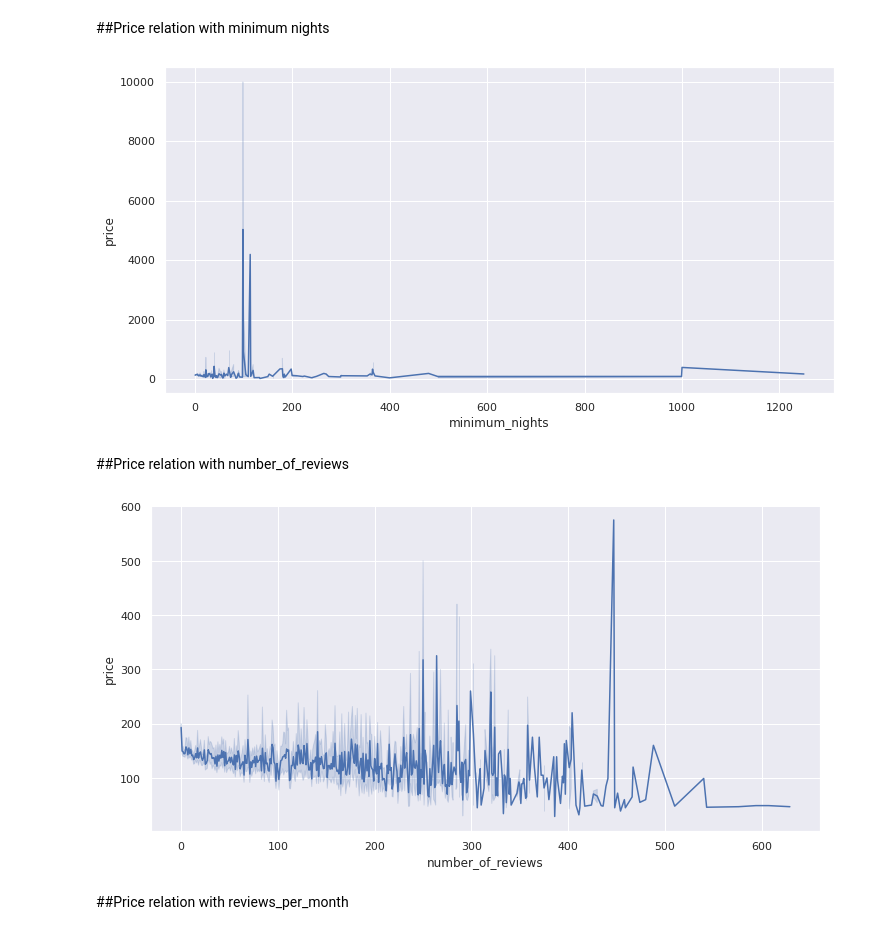
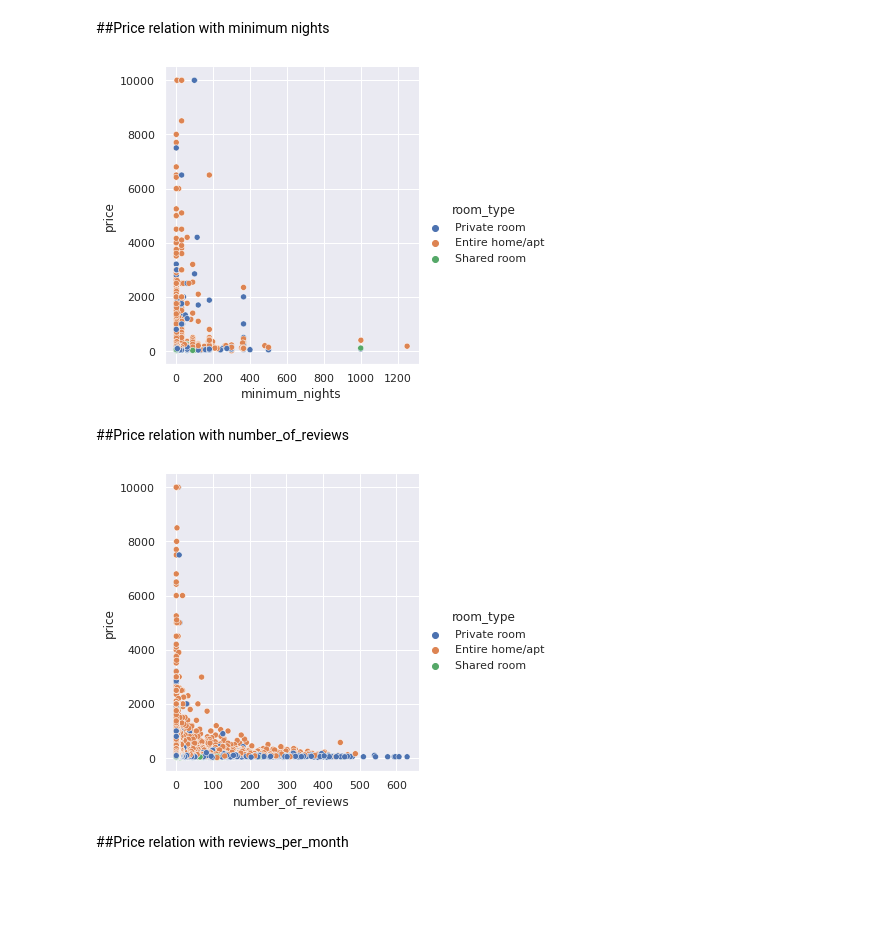
Before and after one commit to Rahul2661998/EDA-Capstone-project-AirBNB_Booking_Analysis-, a Jupyter notebook: Copy_of_Airbnb_Bookings_Analysis_Capstone_Project.ipynb, the cells around one changed output. Drawn from its saved outputs; the diff is of its cells as text; code cells hidden in the pictures; blank space fills up the shorter version.

```diff
--- a/Copy_of_Airbnb_Bookings_Analysis_Capstone_Project.ipynb
+++ b/Copy_of_Airbnb_Bookings_Analysis_Capstone_Project.ipynb
@@ -277,17 +289,17 @@ plt.ioff()
 # %% [markdown]
 ##Price relation with minimum nights
 # %%
-sns.lineplot(x='minimum_nights',y='price',data=data)
+sns.relplot(x='minimum_nights',y='price',hue='room_type',data=data)
 plt.show()
 # %% [output]
-[figure, old version]
+[figure, new version]
 # %% [markdown]
 ##Price relation with number_of_reviews
 # %%
-sns.lineplot(x='number_of_reviews',y='price',data=data)
+sns.relplot(x='number_of_reviews',y='price',hue='room_type',data=data)
 plt.show()
 # %% [output]
-[figure, old version]
+[figure, new version]
 # %% [markdown]
 ##Price relation with reviews_per_month
 # %%
```
Also changed, not shown: parts of 5 cells of this notebook.
